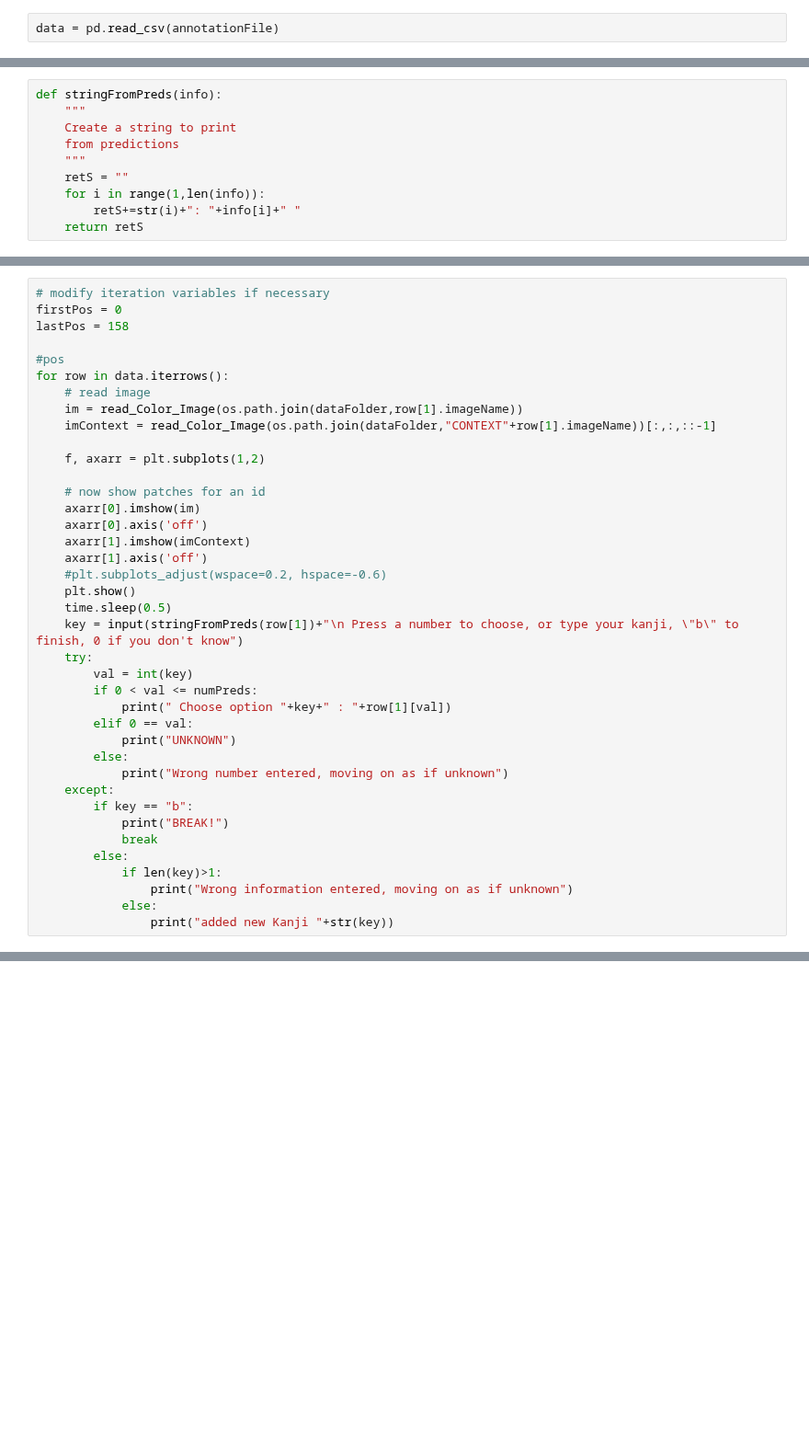
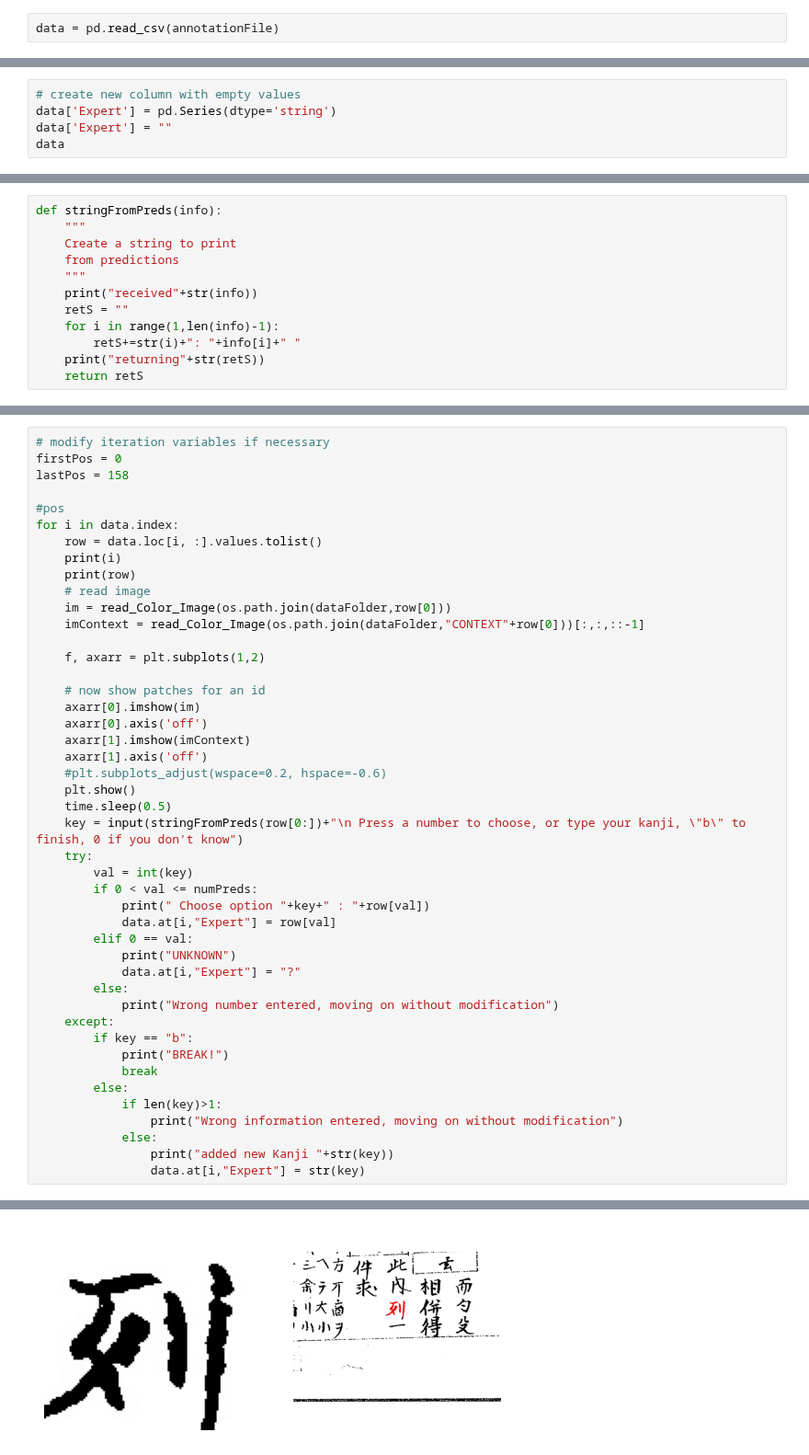
Before and after one commit to nicill/kanjiDetection, a Jupyter notebook: fixKanjiClassifications.ipynb, the cells around one changed output, grey strips where cells are left out. Shown at 92% size. Drawn from its saved outputs; the diff is of its cells as text; blank space fills up the shorter version.

```diff
--- a/fixKanjiClassifications.ipynb
+++ b/fixKanjiClassifications.ipynb
@@ -81,0 +105,5 @@ data
+# %%
+# create new column with empty values
+data['Expert'] = pd.Series(dtype='string')
+data['Expert'] = ""
+data
@@ -85,7 +129,9 @@ def stringFromPreds(info):
     Create a string to print
     from predictions
     """
+    print("received"+str(info))
     retS = ""
-    for i in range(1,len(info)):
+    for i in range(1,len(info)-1):
         retS+=str(i)+": "+info[i]+" "
+    print("returning"+str(retS))
     return retS
@@ -102,10 +141,13 @@ firstPos = 0
 lastPos = 158
 
 #pos
-for row in data.iterrows():
+for i in data.index:
+    row = data.loc[i, :].values.tolist()
+    print(i)
+    print(row)
     # read image
-    im = read_Color_Image(os.path.join(dataFolder,row[1].imageName))
-    imContext = read_Color_Image(os.path.join(dataFolder,"CONTEXT"+row[1].imageName))[:,:,::-1]
+    im = read_Color_Image(os.path.join(dataFolder,row[0]))
+    imContext = read_Color_Image(os.path.join(dataFolder,"CONTEXT"+row[0]))[:,:,::-1]
 
     f, axarr = plt.subplots(1,2)
 
@@ -117,22 +159,25 @@ for row in data.iterrows():
     #plt.subplots_adjust(wspace=0.2, hspace=-0.6)
     plt.show()
     time.sleep(0.5)
-    key = input(stringFromPreds(row[1])+"\n Press a number to choose, or type your kanji, \"b\" to finish, 0 if you don't know")
+    key = input(stringFromPreds(row[0:])+"\n Press a number to choose, or type your kanji, \"b\" to finish, 0 if you don't know")
     try:
         val = int(key)
         if 0 < val <= numPreds:
-            print(" Choose option "+key+" : "+row[1][val])
+            print(" Choose option "+key+" : "+row[val])
+            data.at[i,"Expert"] = row[val]
         elif 0 == val:
             print("UNKNOWN")
+            data.at[i,"Expert"] = "?"
         else:
-            print("Wrong number entered, moving on as if unknown")
+            print("Wrong number entered, moving on without modification")
     except:
         if key == "b":
             print("BREAK!")
             break
         else:
             if len(key)>1:
-                print("Wrong information entered, moving on as if unknown")
+                print("Wrong information entered, moving on without modification")
             else:
                 print("added new Kanji "+str(key))
+                data.at[i,"Expert"] = str(key)
 # %% [output]
@@ -146,0 +202 @@ BREAK!
+[figure, added]
```
Also changed, not shown: parts of 13 cells of this notebook, 2 other files.
